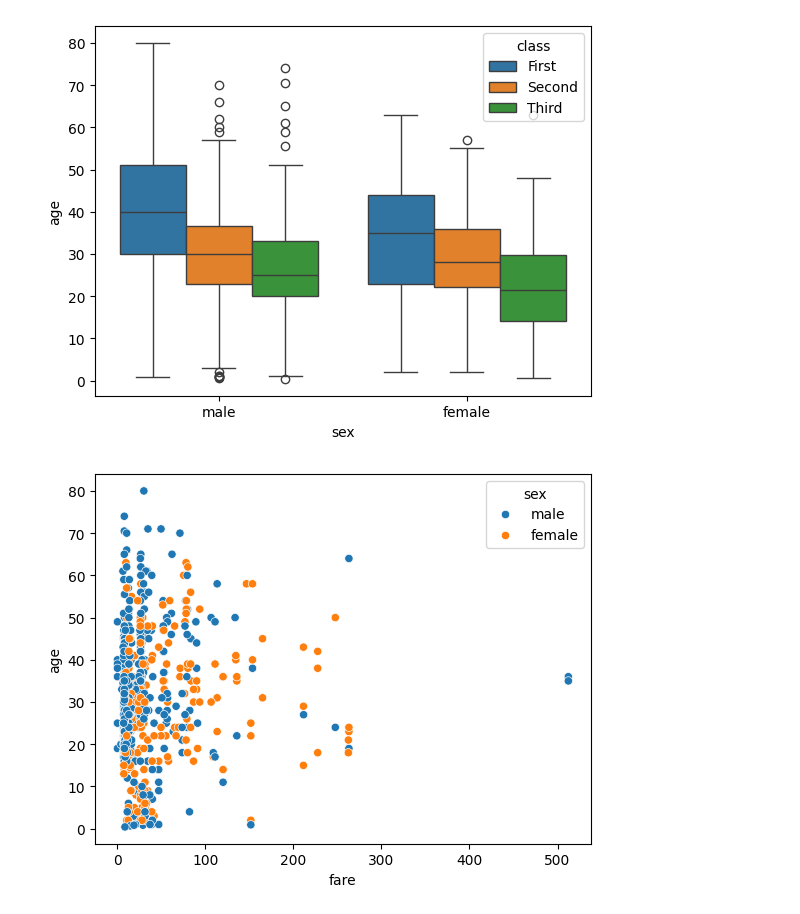
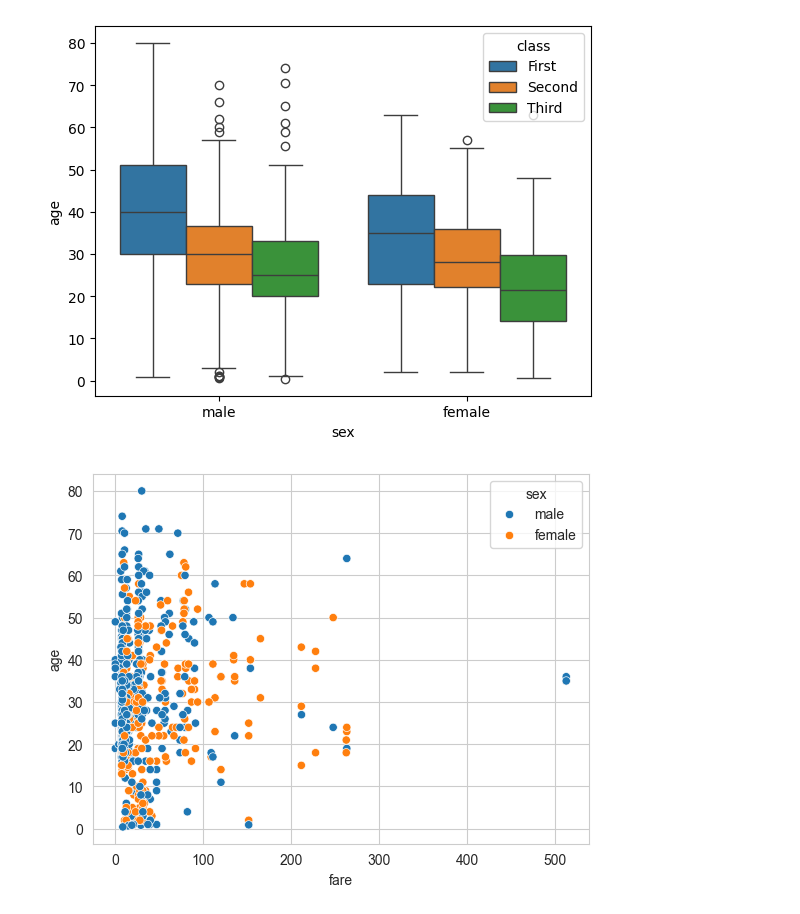
Before and after one commit to khizer9292/machine_learning, a Jupyter notebook: 06_data_visualization.ipynb, the cells around one changed output. Cells and saved outputs as stored; diff of their text form; code cells hidden in the pictures.

Commit message:
change the theme of scatterplot of seaborn library

```diff
--- a/06_data_visualization.ipynb
+++ b/06_data_visualization.ipynb
@@ -61,11 +61,12 @@ sns.boxplot(data= df, x= "sex", y=  "age", hue= "class")
 <Axes: xlabel='sex', ylabel='age'>
 [figure]
 # %%
+sns.set_style("whitegrid")
 sns.scatterplot(data= df, x= "fare", y=  "age", hue= "sex")
 plt.savefig("./outputs/plots/scatter_plot_fare_age_sex.png", dpi = 600)
 plt.savefig("./outputs/plots/scatter_plot_fare_age_sex.svg", dpi = 600)
 # %% [output]
-[figure, old version]
+[figure, new version]
 # %%
 # we are create the interactive plot with help of plotly
 import plotly.express as px
```
Also changed, not shown: 2 other files.
